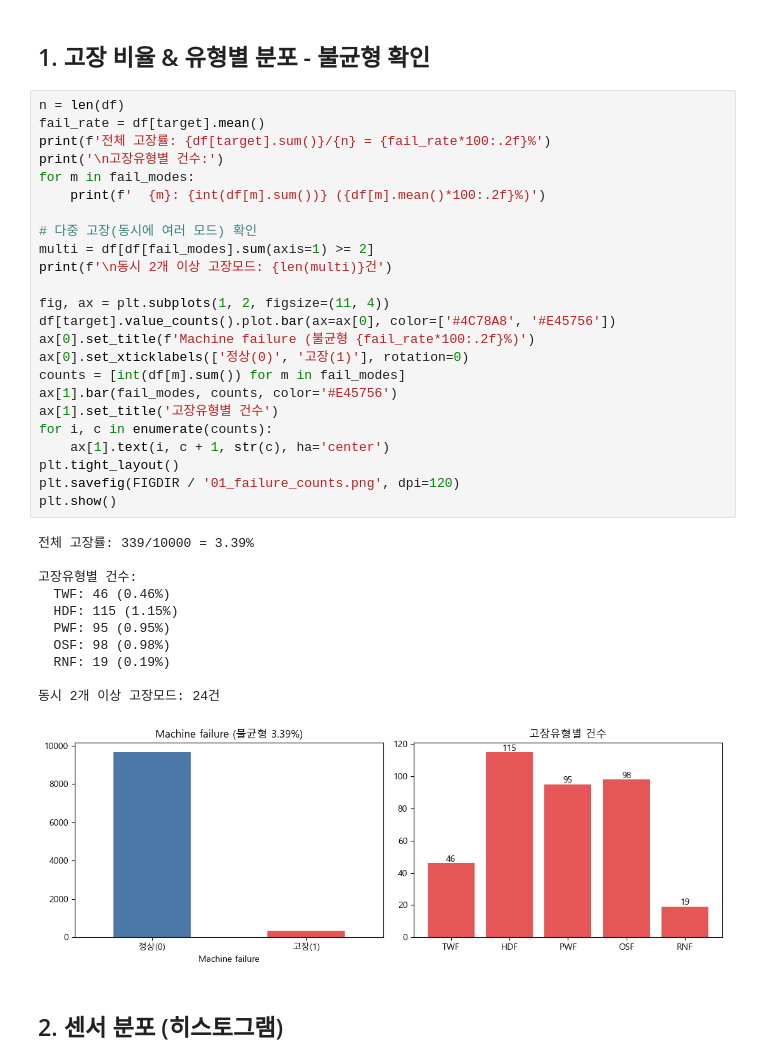
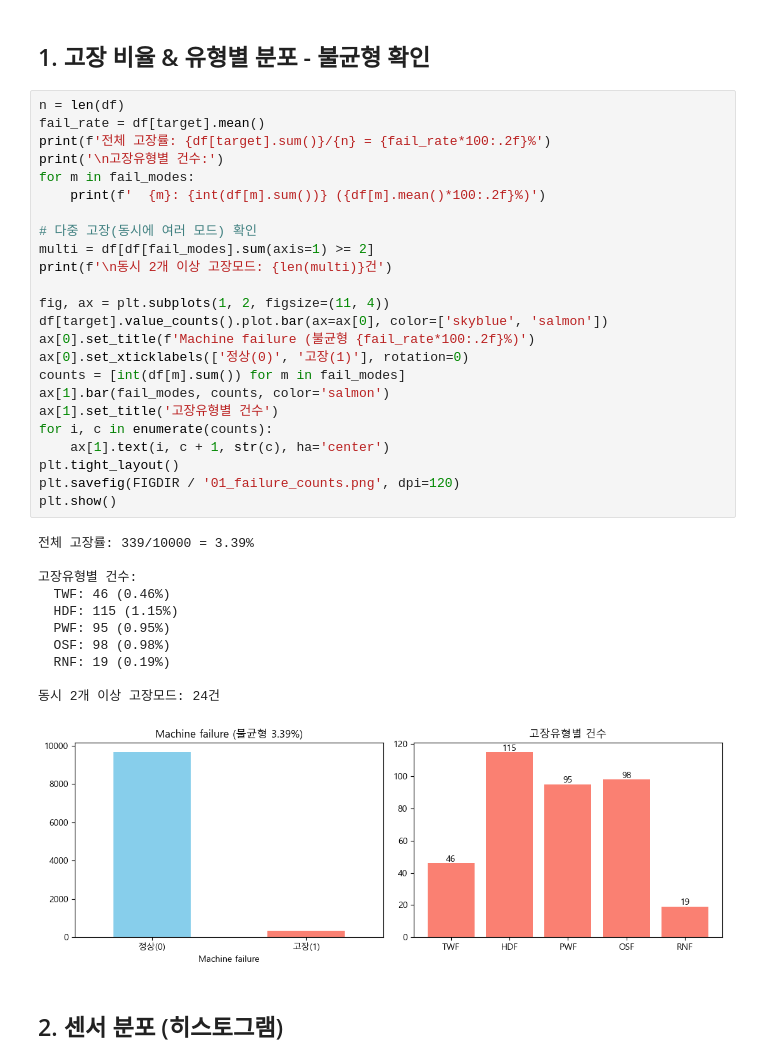
Before and after one commit to albitro/ai4i_pdm, a Jupyter notebook: notebooks/01_eda.ipynb, the cells around one changed output. Saved outputs shown, nothing was run; the diff lists cells and outputs as text.

```diff
--- a/notebooks/01_eda.ipynb
+++ b/notebooks/01_eda.ipynb
@@ -111,36 +111,36 @@ fail_rate = df[target].mean()
 print(f'전체 고장률: {df[target].sum()}/{n} = {fail_rate*100:.2f}%')
 print('\n고장유형별 건수:')
 for m in fail_modes:
     print(f'  {m}: {int(df[m].sum())} ({df[m].mean()*100:.2f}%)')
 
 # 다중 고장(동시에 여러 모드) 확인
 multi = df[df[fail_modes].sum(axis=1) >= 2]
 print(f'\n동시 2개 이상 고장모드: {len(multi)}건')
 
 fig, ax = plt.subplots(1, 2, figsize=(11, 4))
-df[target].value_counts().plot.bar(ax=ax[0], color=['#4C78A8', '#E45756'])
+df[target].value_counts().plot.bar(ax=ax[0], color=['skyblue', 'salmon'])
 ax[0].set_title(f'Machine failure (불균형 {fail_rate*100:.2f}%)')
 ax[0].set_xticklabels(['정상(0)', '고장(1)'], rotation=0)
 counts = [int(df[m].sum()) for m in fail_modes]
-ax[1].bar(fail_modes, counts, color='#E45756')
+ax[1].bar(fail_modes, counts, color='salmon')
 ax[1].set_title('고장유형별 건수')
 for i, c in enumerate(counts):
     ax[1].text(i, c + 1, str(c), ha='center')
 plt.tight_layout()
 plt.savefig(FIGDIR / '01_failure_counts.png', dpi=120)
 plt.show()
 # %% [output]
 전체 고장률: 339/10000 = 3.39%
 
 고장유형별 건수:
   TWF: 46 (0.46%)
   HDF: 115 (1.15%)
   PWF: 95 (0.95%)
   OSF: 98 (0.98%)
   RNF: 19 (0.19%)
 
 동시 2개 이상 고장모드: 24건
-[figure, old version]
+[figure, new version]
 # %% [markdown]
 ## 2. 센서 분포 (히스토그램)
 # %%
```
Also changed, not shown: parts of 2 cells of this notebook, 9 other files.
